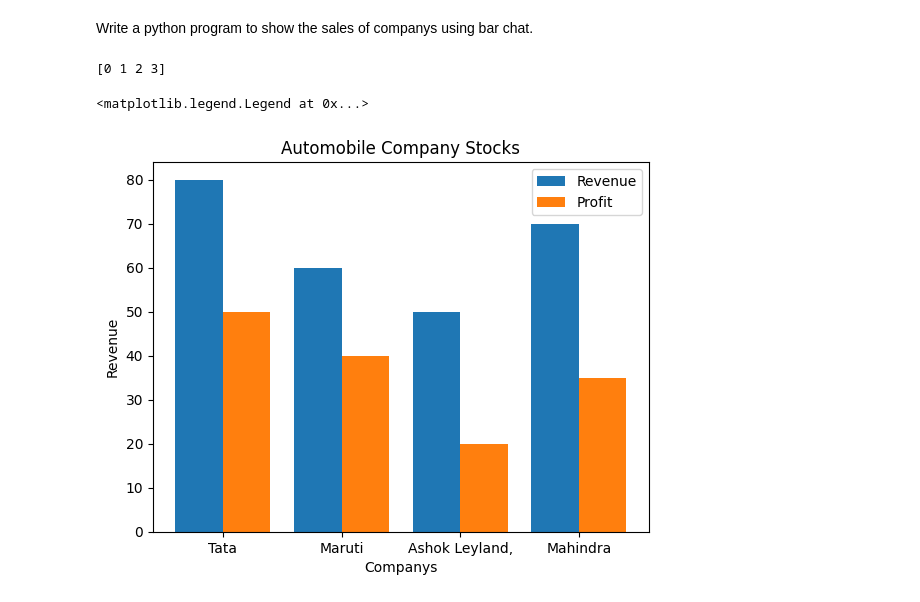
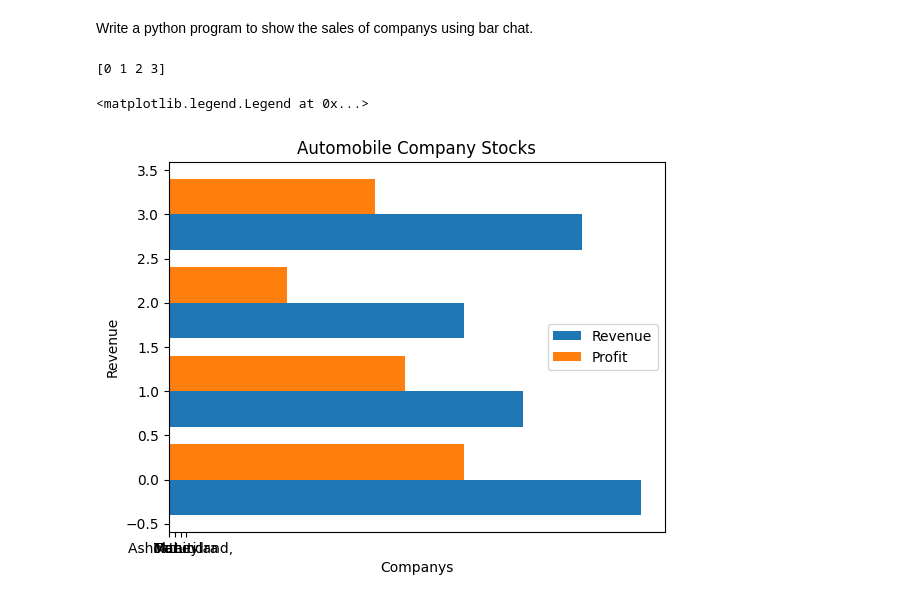
Before and after one commit to arunkumar2831/Python-Programs, a Jupyter notebook: Matplotlib_programs.ipynb, the cells around one changed output. Cells and saved outputs as stored; diff of their text form; code cells hidden in the pictures.

```diff
--- a/Matplotlib_programs.ipynb
+++ b/Matplotlib_programs.ipynb
@@ -67,23 +67,25 @@ Write a python program to show the sales of companys using bar chat.
 # %%
 import matplotlib.pyplot as plt
 import numpy as np
 company=['Tata','Maruti', 'Ashok Leyland,','Mahindra']
 revenue=[80,60,50,70]
 profit=[50,40,20,35]
 #------------------
-xpos=np.arange(len(company))
+xpos=np.arange(len(company)) # we use method to show two different chats(revenue, profit) next to each other
 print(xpos)
 #plt.bar(ypos,revenue)
 plt.xticks(xpos,company)
 #--------------------------
 
 plt.xlabel("Companys")
 plt.ylabel("Revenue")
 plt.title("Automobile Company Stocks")
-plt.bar(xpos-0.2,revenue,width=0.4,label="Revenue")
-plt.bar(xpos+0.2,profit,width=0.4,label="Profit")
+#plt.bar(xpos-0.2,revenue,width=0.4,label="Revenue") # this used for vertical chat "plt.bar"
+#plt.bar(xpos+0.2,profit,width=0.4,label="Profit") # in vertical chat we use the width to arrange two bar chat next to each other.
+plt.barh(xpos-0.2,revenue,height=0.4,label="Revenue") # this used for horizontal chat "plt.bar"
+plt.barh(xpos+0.2,profit,height=0.4,label="Profit")# in horizontal chat we use the height to arrange two bar chat next to each other.
 plt.legend()
 # %% [output]
 [0 1 2 3]
 <matplotlib.legend.Legend at 0x...>
-[figure, old version]
+[figure, new version]
```
